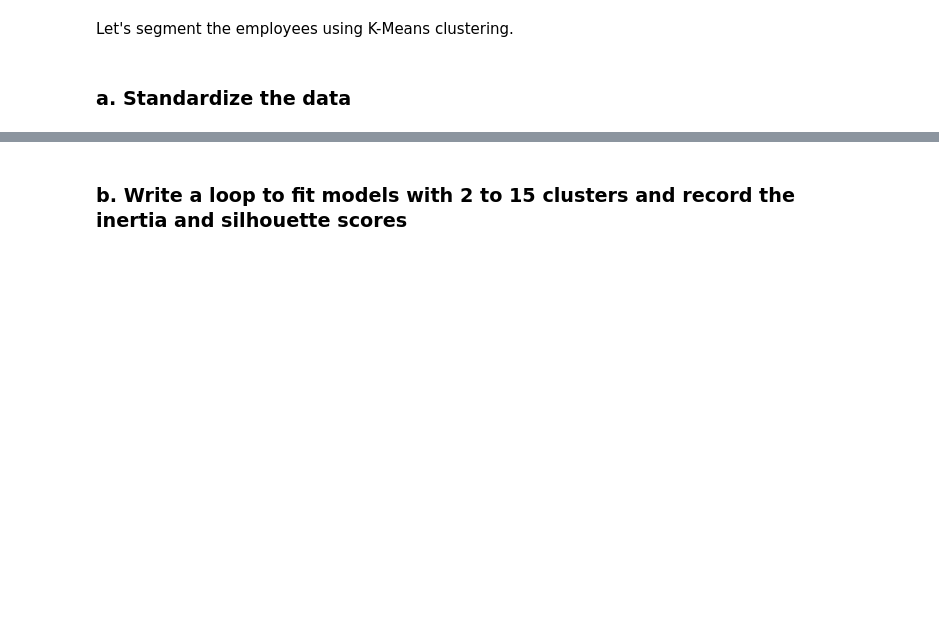
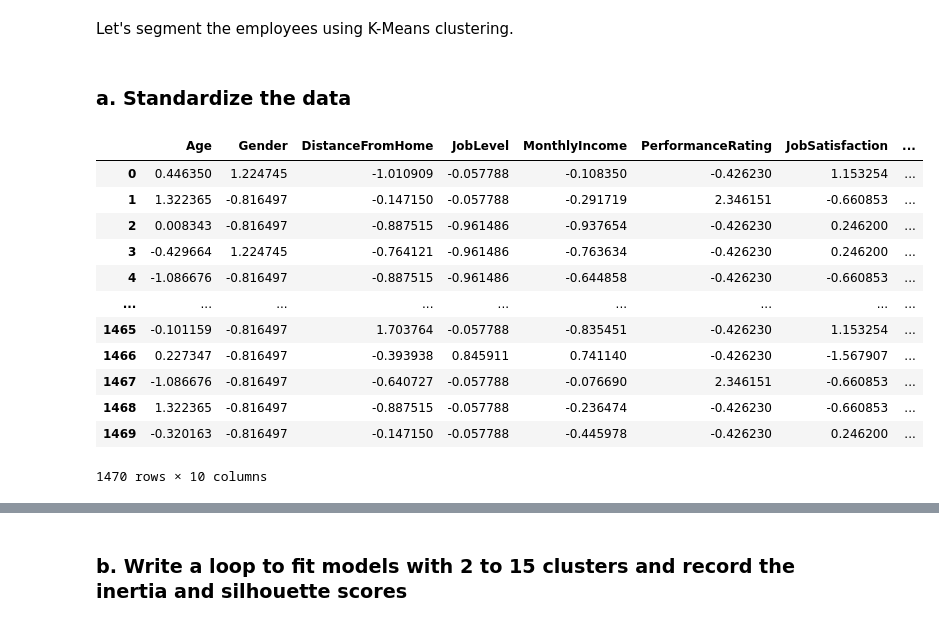
Before and after one commit to hummetova-gunay/Unsupervised_Learning, a Jupyter notebook: Python Unsupervised Learning/Course Assignment Notebooks/section11_final_project.ipynb, the cells around one changed output, grey strips where cells are left out. Saved outputs shown, nothing was run; the diff lists cells and outputs as text; code cells hidden in the pictures; blank space fills up the shorter version.

```diff
--- a/Python Unsupervised Learning/Course Assignment Notebooks/section11_final_project.ipynb
+++ b/Python Unsupervised Learning/Course Assignment Notebooks/section11_final_project.ipynb
@@ -315,5 +315,23 @@ Let's segment the employees using K-Means clustering.
 ### a. Standardize the data
 # %%
 # scale the data using standardization
+from sklearn.preprocessing import StandardScaler
+std = StandardScaler()
+data_std = pd.DataFrame(std.fit_transform(df_model), columns=df_model.columns)
+data_std
+# %% [output]
+|  | Age | Gender | DistanceFromHome | JobLevel | MonthlyIncome | PerformanceRating | JobSatisfaction | ... |
+| 0 | 0.446350 | 1.224745 | -1.010909 | -0.057788 | -0.108350 | -0.426230 | 1.153254 | ... |
+| 1 | 1.322365 | -0.816497 | -0.147150 | -0.057788 | -0.291719 | 2.346151 | -0.660853 | ... |
+| 2 | 0.008343 | -0.816497 | -0.887515 | -0.961486 | -0.937654 | -0.426230 | 0.246200 | ... |
+| 3 | -0.429664 | 1.224745 | -0.764121 | -0.961486 | -0.763634 | -0.426230 | 0.246200 | ... |
+| 4 | -1.086676 | -0.816497 | -0.887515 | -0.961486 | -0.644858 | -0.426230 | -0.660853 | ... |
+| ... | ... | ... | ... | ... | ... | ... | ... | ... |
+| 1465 | -0.101159 | -0.816497 | 1.703764 | -0.057788 | -0.835451 | -0.426230 | 1.153254 | ... |
+| 1466 | 0.227347 | -0.816497 | -0.393938 | 0.845911 | 0.741140 | -0.426230 | -1.567907 | ... |
+| 1467 | -1.086676 | -0.816497 | -0.640727 | -0.057788 | -0.076690 | 2.346151 | -0.660853 | ... |
+| 1468 | 1.322365 | -0.816497 | -0.887515 | -0.057788 | -0.236474 | -0.426230 | -0.660853 | ... |
+| 1469 | -0.320163 | -0.816497 | -0.147150 | -0.057788 | -0.445978 | -0.426230 | 0.246200 | ... |
+1470 rows × 10 columns
 # %%
 # double check that all the column means are 0 and standard deviations are 1
```
Also changed, not shown: parts of 11 cells of this notebook.
